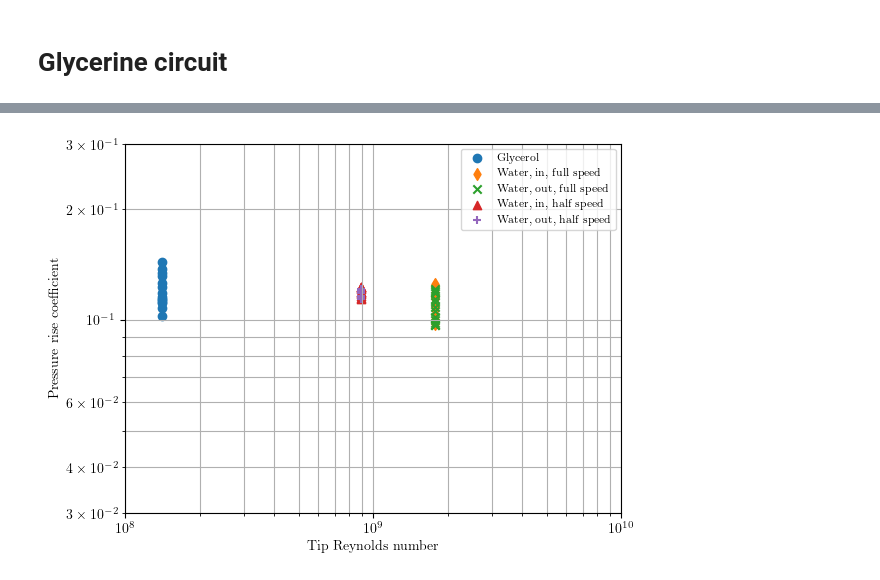
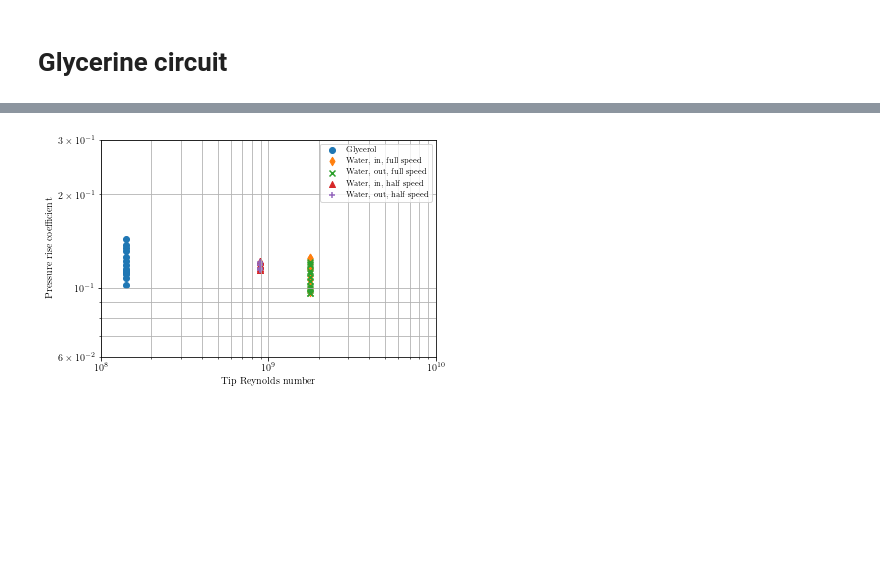
Before and after one commit to lpender3672/MEng-CW, a Jupyter notebook: IIA/3A3/Compressor_Lab/analysis.ipynb, the cells around one changed output, grey strips where cells are left out. Cells and saved outputs as stored; diff of their text form; code cells hidden in the pictures; blank space fills up the shorter version.

```diff
--- a/IIA/3A3/Compressor_Lab/analysis.ipynb
+++ b/IIA/3A3/Compressor_Lab/analysis.ipynb
@@ -226,33 +244,33 @@ def plot_glycerol_pressure_vs_re(data, freq, marker, label = ""):
     nonD_Q = flow_coeff(Qdot, N)
     nonD_P = pressure_coeff(data["pressure"] * 1e3, N, rho_water)
     # remove outliers
 
     Re_glycerol = rho_glycerol * N * do**2 / dyn_visc_glycerol
     Re_glycerol = np.array([Re_glycerol] * len(nonD_P))
 
     plt.scatter(
         Re_glycerol,
         nonD_P,
         marker = marker,
         label = label,
     )
 
 plot_glycerol_pressure_vs_re(glycerol_data, 50, 'o', "Glycerol")
 plot_water_pressure_vs_re(water_50_inlet_data, 50, 'd', "Water, in, full speed")
 plot_water_pressure_vs_re(water_50_outlet_data, 50, 'x', "Water, out, full speed")
 plot_water_pressure_vs_re(water_25_inlet_data, 25, '^', "Water, in, half speed")
 plot_water_pressure_vs_re(water_25_outlet_data, 25, '+', "Water, out, half speed")
 
 plt.xscale('log')
 plt.yscale('log')
 plt.xlim(1e8, 1e10)
-plt.ylim(3e-2, 3e-1)
+plt.ylim(6e-2, 3e-1)
 plt.xlabel('Tip Reynolds number')
 plt.ylabel('Pressure rise coefficient')
 plt.legend(prop={'size': 8})
 plt.grid(True, which='both')
-plt.savefig('pressure_reynolds.png', dpi=300, bbox_inches='tight')
+plt.savefig('pressure_reynolds.png', dpi=600, bbox_inches='tight')
 
 plt.show()
 # %% [output]
-[figure, old version]
+[figure, new version]
```
Also changed, not shown: parts of 3 cells of this notebook, 5 other files.
